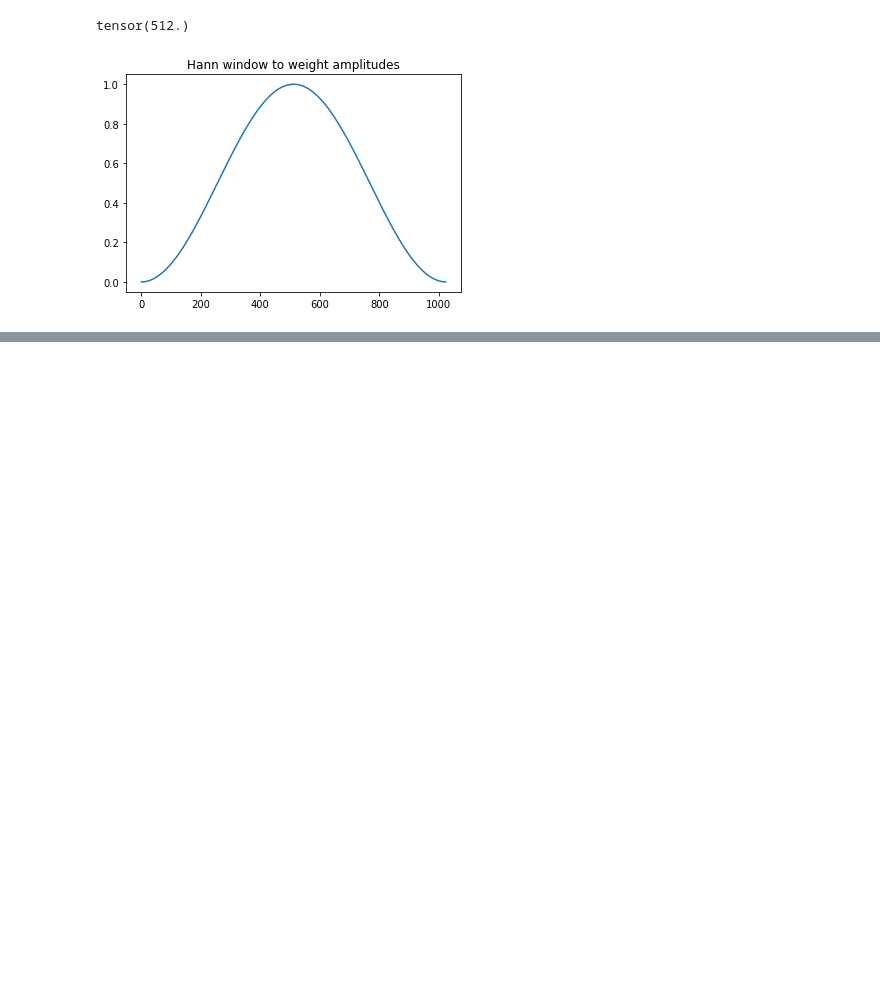
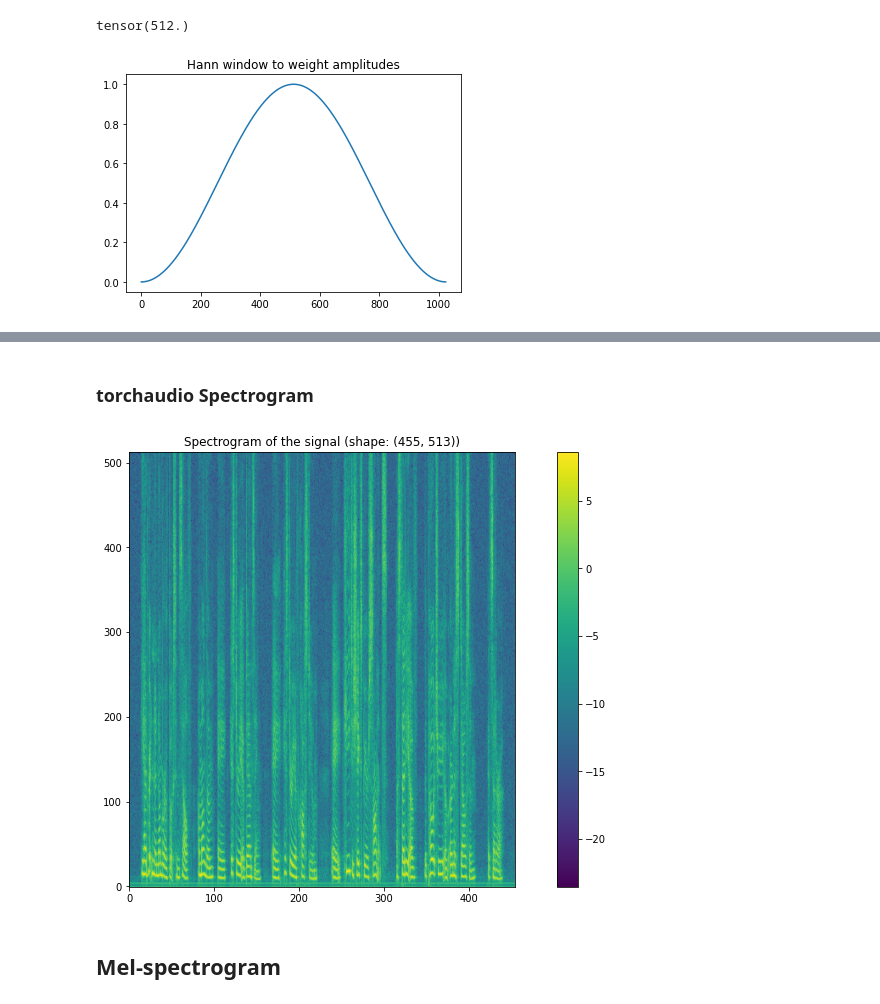
Before and after one commit to timurkakhanovich/ASR, a Jupyter notebook: data_exploration.ipynb, the cells around one changed output, grey strips where cells are left out. Saved outputs shown, nothing was run; the diff lists cells and outputs as text; code cells hidden in the pictures; blank space fills up the shorter version.

Commit message:
Added mel-spec

```diff
--- a/data_exploration.ipynb
+++ b/data_exploration.ipynb
@@ -209,0 +220,19 @@ plt.show()
+# %% [markdown]
+### torchaudio Spectrogram
+# %%
+spectrogram_fn = torchaudio.transforms.Spectrogram(
+    n_fft=1024,
+    hop_length=512
+)
+# %%
+spec_image = torch.log(spectrogram_fn(sample).squeeze())
+# %%
+plt.figure(figsize=(15, 8))
+plt.imshow(spec_image, origin='lower')
+plt.title(f'Spectrogram of the signal (shape: {tuple(spec_image.T.shape)})')
+plt.colorbar()
+plt.show()
+# %% [output]
+[figure, added]
+# %% [markdown]
+## Mel-spectrogram
```
Also changed, not shown: parts of 18 cells of this notebook.
